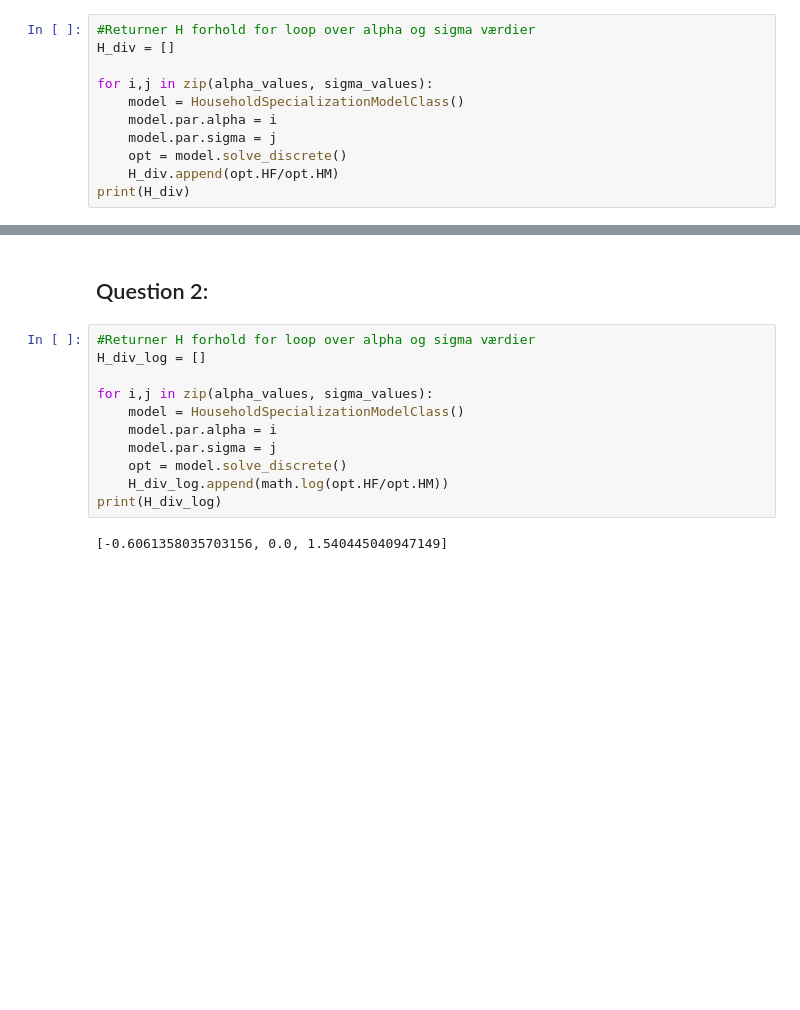
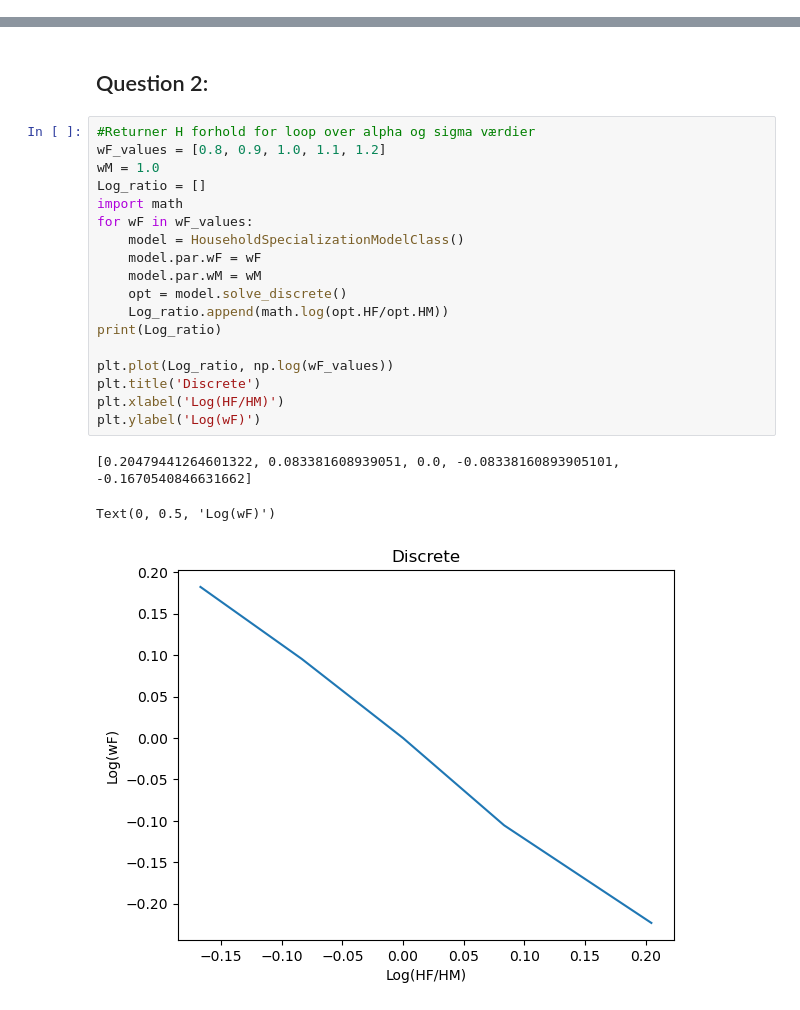
Before and after one commit to NumEconCopenhagen/projects-2023-siuuu, a Jupyter notebook: inauguralproject/Project_code.ipynb, the cells around one changed output, grey strips where cells are left out. Drawn from its saved outputs; the diff is of its cells as text; blank space fills up the shorter version.

```diff
--- a/inauguralproject/Project_code.ipynb
+++ b/inauguralproject/Project_code.ipynb
@@ -248,11 +12,0 @@ sigma_values = [0.5, 1, 1.5]
-# %%
-#Returner H forhold for loop over alpha og sigma værdier
-H_div = []
-
-for i,j in zip(alpha_values, sigma_values):
-    model = HouseholdSpecializationModelClass()
-    model.par.alpha = i
-    model.par.sigma = j
-    opt = model.solve_discrete()
-    H_div.append(opt.HF/opt.HM)
-print(H_div)
@@ -276,14 +36,23 @@ Text(0.5, 0.5, 'Sigma')
 ## Question 2:
 # %%
 #Returner H forhold for loop over alpha og sigma værdier
-H_div_log = []
+wF_values = [0.8, 0.9, 1.0, 1.1, 1.2]
+wM = 1.0
+Log_ratio = []
+import math
+for wF in wF_values:
+    model = HouseholdSpecializationModelClass()
+    model.par.wF = wF
+    model.par.wM = wM
+    opt = model.solve_discrete()
+    Log_ratio.append(math.log(opt.HF/opt.HM))
+print(Log_ratio)
 
-for i,j in zip(alpha_values, sigma_values):
-    model = HouseholdSpecializationModelClass()
-    model.par.alpha = i
-    model.par.sigma = j
-    opt = model.solve_discrete()
-    H_div_log.append(math.log(opt.HF/opt.HM))
-print(H_div_log)
+plt.plot(Log_ratio, np.log(wF_values))
+plt.title('Discrete')
+plt.xlabel('Log(HF/HM)')
+plt.ylabel('Log(wF)')
 # %% [output]
-[-0.6061358035703156, 0.0, 1.540445040947149]
+[0.20479441264601322, 0.083381608939051, 0.0, -0.08338160893905101, -0.1670540846631662]
+Text(0, 0.5, 'Log(wF)')
+[figure, added]
```
Also changed, not shown: parts of 10 cells of this notebook.
